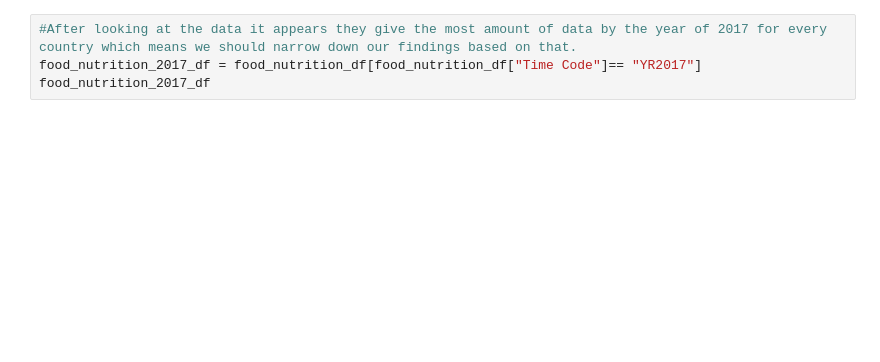
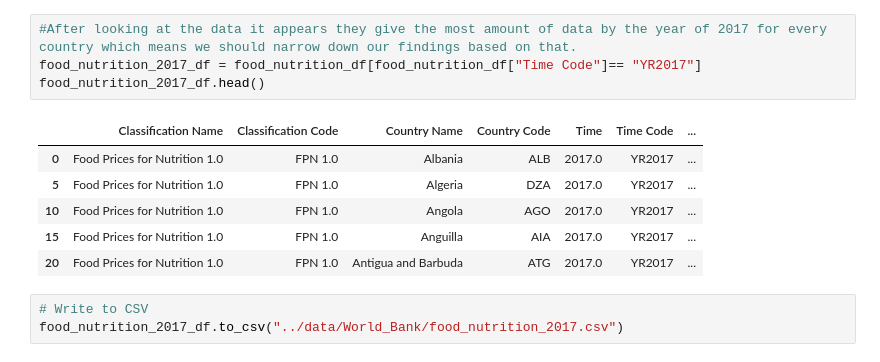
Before and after one commit to JimGile/group3-project1, a Jupyter notebook: src/food_nutrition_data.ipynb, the cells around one changed output. Cells and saved outputs as stored; diff of their text form; blank space fills up the shorter version.

```diff
--- a/src/food_nutrition_data.ipynb
+++ b/src/food_nutrition_data.ipynb
@@ -27,4 +55,14 @@ food_nutrition_df.head(
 # %%
 #After looking at the data it appears they give the most amount of data by the year of 2017 for every country which means we should narrow down our findings based on that.
 food_nutrition_2017_df = food_nutrition_df[food_nutrition_df["Time Code"]== "YR2017"]
-food_nutrition_2017_df
+food_nutrition_2017_df.head()
+# %% [output]
+|  | Classification Name | Classification Code | Country Name | Country Code | Time | Time Code | ... |
+| 0 | Food Prices for Nutrition 1.0 | FPN 1.0 | Albania | ALB | 2017.0 | YR2017 | ... |
+| 5 | Food Prices for Nutrition 1.0 | FPN 1.0 | Algeria | DZA | 2017.0 | YR2017 | ... |
+| 10 | Food Prices for Nutrition 1.0 | FPN 1.0 | Angola | AGO | 2017.0 | YR2017 | ... |
+| 15 | Food Prices for Nutrition 1.0 | FPN 1.0 | Anguilla | AIA | 2017.0 | YR2017 | ... |
+| 20 | Food Prices for Nutrition 1.0 | FPN 1.0 | Antigua and Barbuda | ATG | 2017.0 | YR2017 | ... |
+# %%
+# Write to CSV
+food_nutrition_2017_df.to_csv("../data/World_Bank/food_nutrition_2017.csv")
```
Also changed, not shown: parts of 3 cells of this notebook, 6 other files.
